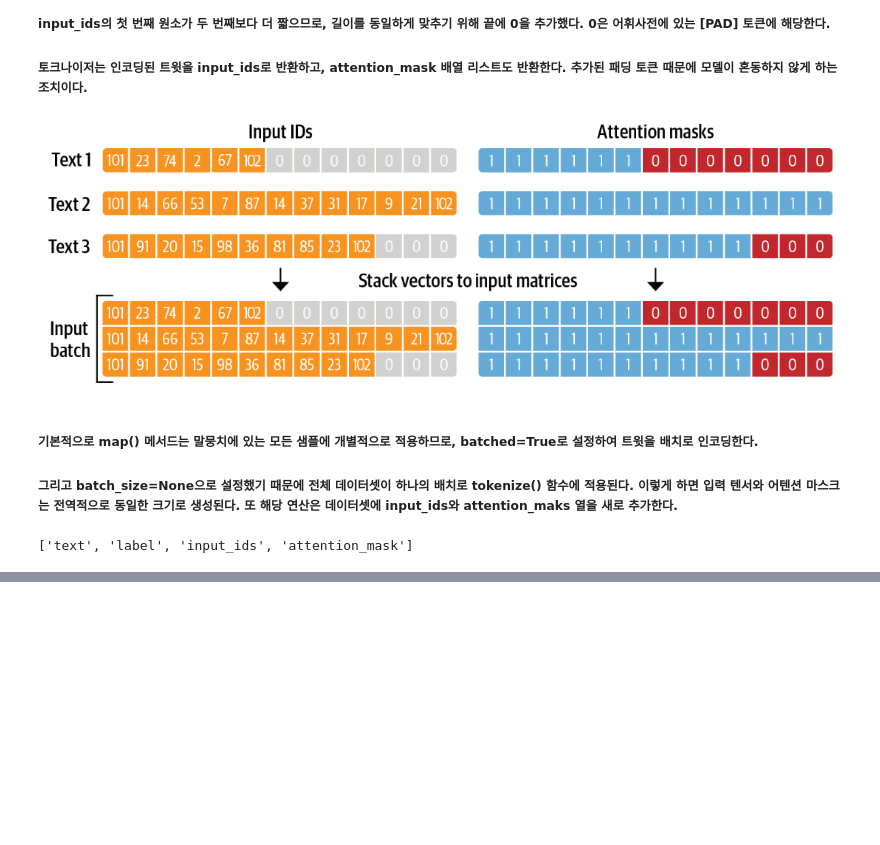
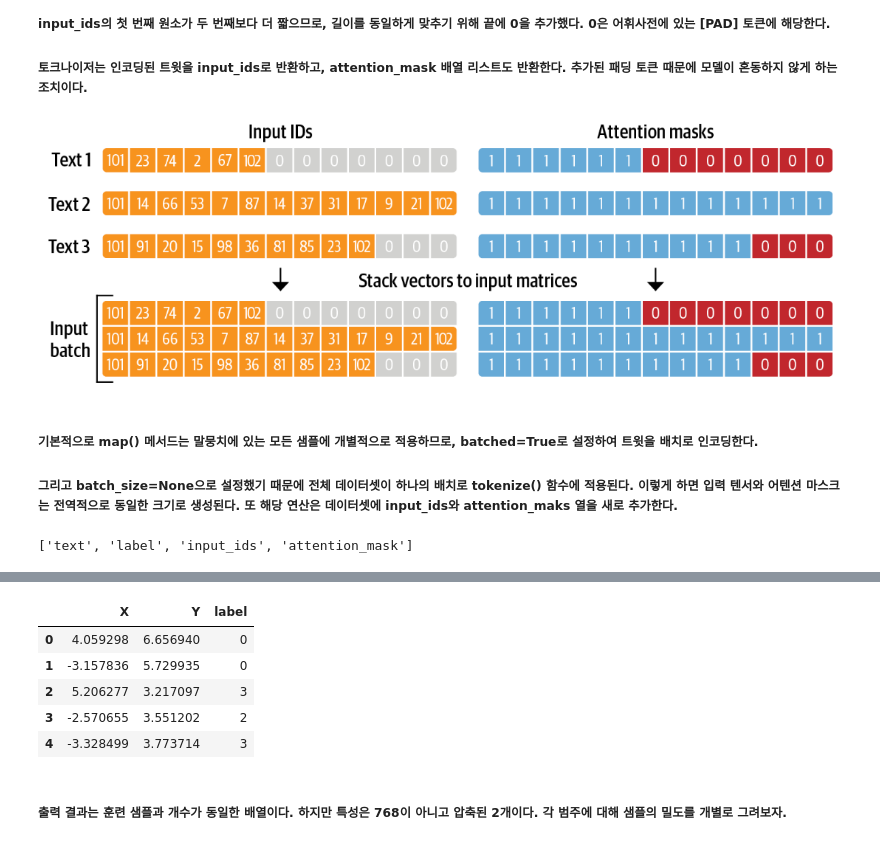
Before and after one commit to JunSeokCheon/NLP-using-transformers, a Jupyter notebook: Chapter02/Text classification.ipynb, the cells around one changed output, grey strips where cells are left out. Drawn from its saved outputs; the diff is of its cells as text; code cells hidden in the pictures; blank space fills up the shorter version.

```diff
--- a/Chapter02/Text classification.ipynb
+++ b/Chapter02/Text classification.ipynb
@@ -409,0 +487,10 @@ print(emotions_encoded["train"].column_names)
+# %%
+def extract_hidden_states(batch):
+    # 모델 입력을 GPU로 옮깁니다.
+    inputs = {k:v.to(device) for k,v in batch.items()
+              if k in tokenizer.model_input_names}
+    # 마지막 은닉 상태를 추출합니다.
+    with torch.no_grad():
+        last_hidden_state = model(**inputs).last_hidden_state
+    # [CLS] 토큰에 대한 벡터를 반환합니다.
+    return {"hidden_state": last_hidden_state[:,0].cpu().numpy()}
@@ -409,0 +499,2 @@ print(emotions_encoded["train"].column_names)
+# %%
+emotions_encoded.set_format("torch", columns=["input_ids", "attention_mask", "label"])
@@ -409,0 +503,2 @@ print(emotions_encoded["train"].column_names)
+# %%
+emotions_hidden = emotions_encoded.map(extract_hidden_states, batched=True)
@@ -409,0 +516,8 @@ print(emotions_encoded["train"].column_names)
+# %%
+import numpy as np
+
+X_train = np.array(emotions_hidden["train"]["hidden_state"])
+X_valid = np.array(emotions_hidden["validation"]["hidden_state"])
+y_train = np.array(emotions_hidden["train"]["label"])
+y_valid = np.array(emotions_hidden["validation"]["label"])
+X_train.shape, X_valid.shape
@@ -409,0 +530,21 @@ print(emotions_encoded["train"].column_names)
+# %%
+from umap import UMAP
+from sklearn.preprocessing import MinMaxScaler
+
+# 특성 스케일을 [0,1] 범위로 조정합니다.
+X_scaled = MinMaxScaler().fit_transform(X_train)
+# UMAP 객체를 생성하고 훈련시킵니다.
+mapper = UMAP(n_components=2, metric="cosine").fit(X_scaled)
+# 2D 임베딩의 데이터프레임을 만듭니다.
+df_emb = pd.DataFrame(mapper.embedding_, columns=["X", "Y"])
+df_emb["label"] = y_train
+df_emb.head()
+# %% [output]
+|  | X | Y | label |
+| 0 | 4.059298 | 6.656940 | 0 |
+| 1 | -3.157836 | 5.729935 | 0 |
+| 2 | 5.206277 | 3.217097 | 3 |
+| 3 | -2.570655 | 3.551202 | 2 |
+| 4 | -3.328499 | 3.773714 | 3 |
+# %% [markdown]
+##### 출력 결과는 훈련 샘플과 개수가 동일한 배열이다. 하지만 특성은 768이 아니고 압축된 2개이다. 각 범주에 대해 샘플의 밀도를 개별로 그려보자.
```
Also changed, not shown: parts of 70 cells of this notebook.
